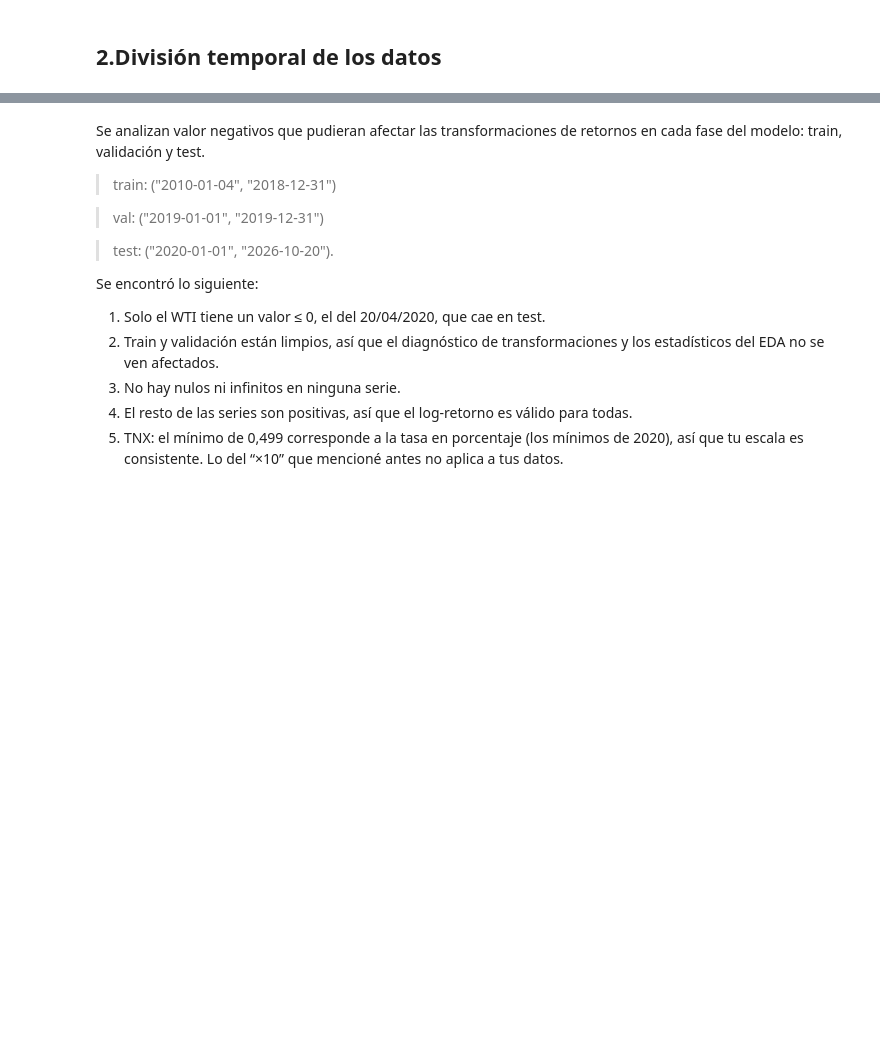
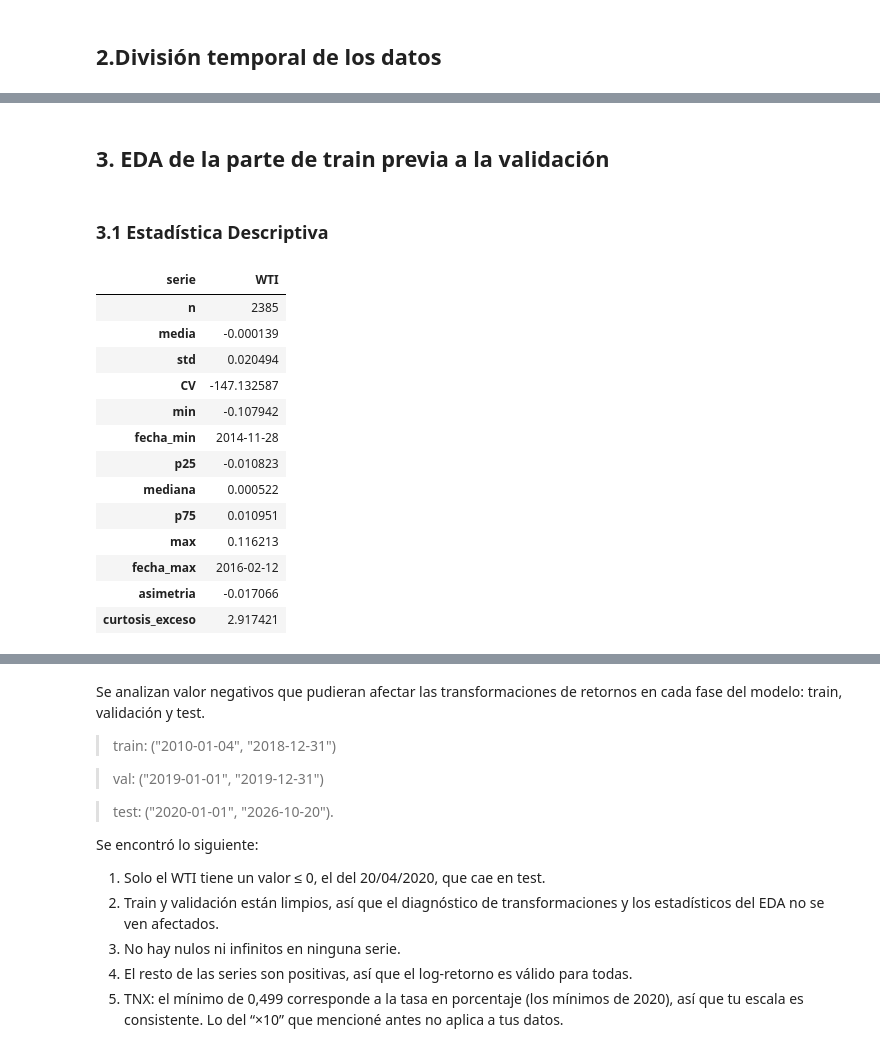
Before and after one commit to darlamai/proyecto_final_ml_wti, a Jupyter notebook: notebooks/01.eda_raw.ipynb, the cells around one changed output, grey strips where cells are left out. Saved outputs shown, nothing was run; the diff lists cells and outputs as text; code cells hidden in the pictures; blank space fills up the shorter version.

```diff
--- a/notebooks/01.eda_raw.ipynb
+++ b/notebooks/01.eda_raw.ipynb
@@ -399,0 +546,21 @@ Se usan las dos porque tienen hipótesis nulas opuestas. La conclusión es fuert
+# %% [markdown]
+## 3. EDA de la parte de train previa a la validación
+# %% [markdown]
+### 3.1 Estadística Descriptiva
+# %%
+eda.descriptivos_precios(train_ret).T
+# %% [output]
+| serie | WTI |
+| n | 2385 |
+| media | -0.000139 |
+| std | 0.020494 |
+| CV | -147.132587 |
+| min | -0.107942 |
+| fecha_min | 2014-11-28 |
+| p25 | -0.010823 |
+| mediana | 0.000522 |
+| p75 | 0.010951 |
+| max | 0.116213 |
+| fecha_max | 2016-02-12 |
+| asimetria | -0.017066 |
+| curtosis_exceso | 2.917421 |
```
Also changed, not shown: parts of 63 cells of this notebook, 9 other files.
